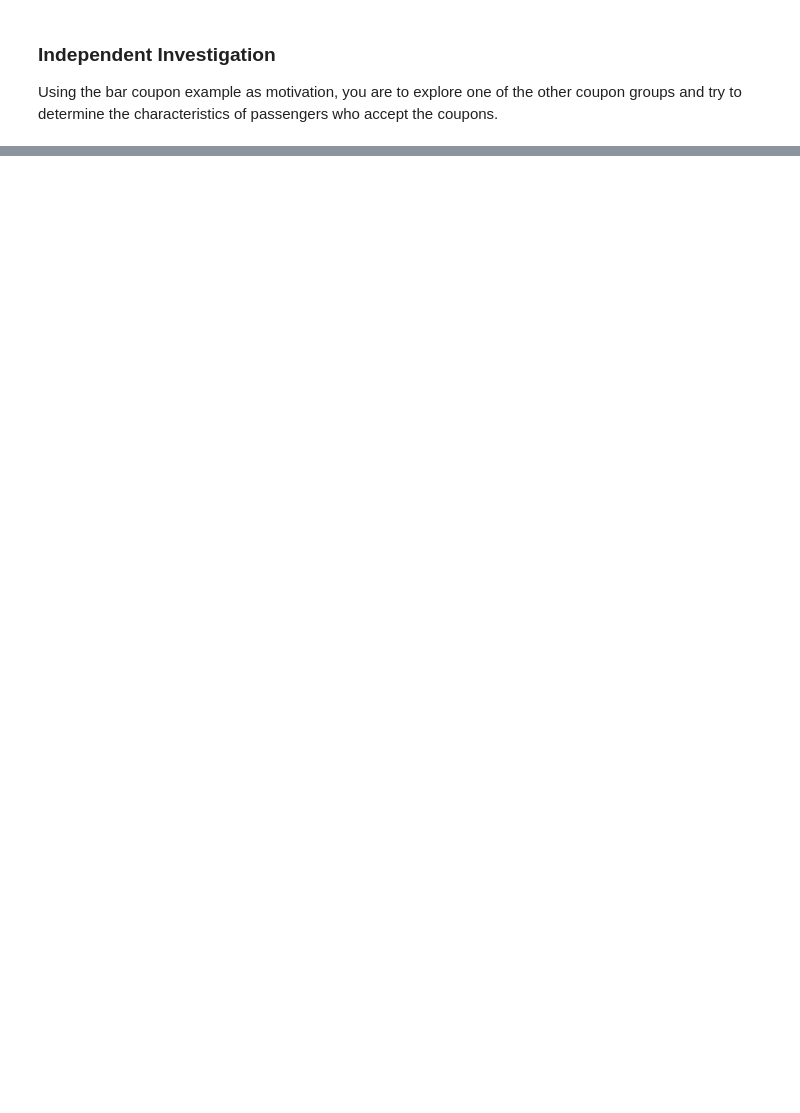
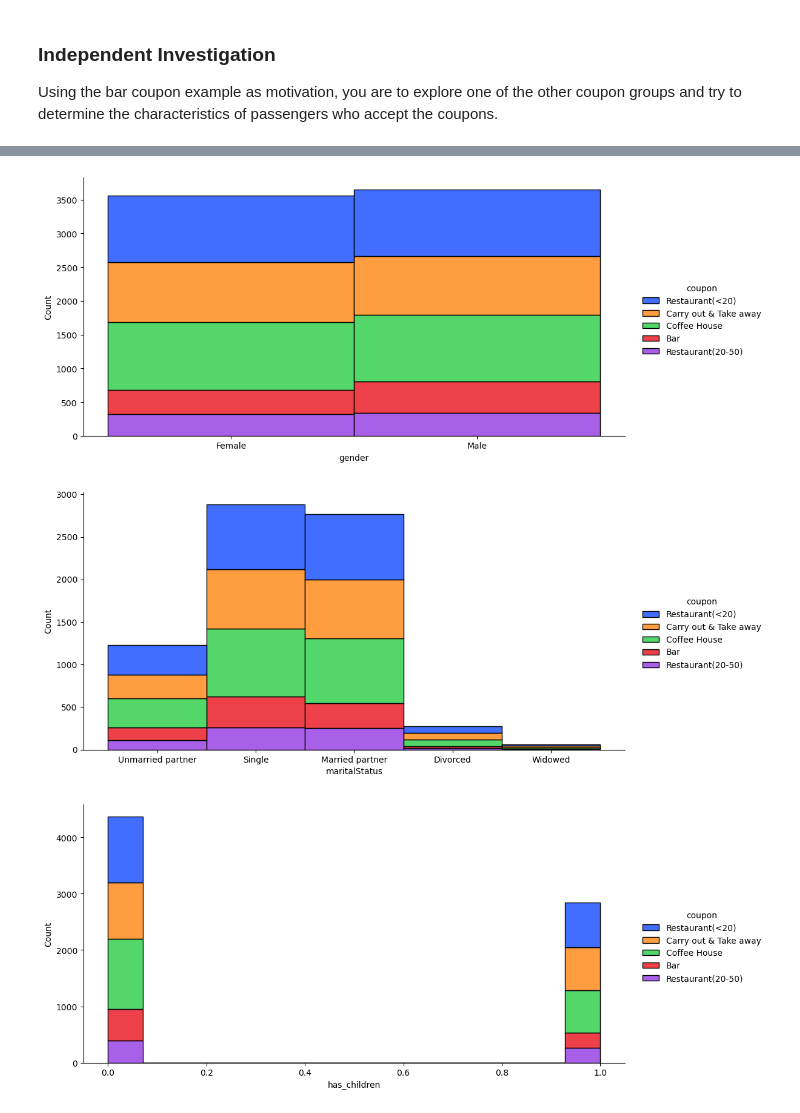
Before and after one commit to MRiDeb/Coupon, a Jupyter notebook: prompt.ipynb, the cells around one changed output, grey strips where cells are left out. Saved outputs shown, nothing was run; the diff lists cells and outputs as text; code cells hidden in the pictures; blank space fills up the shorter version.

```diff
--- a/prompt.ipynb
+++ b/prompt.ipynb
@@ -208,0 +307,11 @@ Using the bar coupon example as motivation, you are to explore one of the other
+# %%
+sns.displot(data.query('Y==1'), x='gender', hue = 'coupon', palette="bright", height=5, aspect=10/5, multiple="stack")
+plt.savefig("images/ByGender.png")
+sns.displot(data.query('Y==1'), x='maritalStatus', hue = 'coupon', palette="bright", height=5, aspect=10/5, multiple="stack")
+plt.savefig("images/BymaritalStatus.png")
+sns.displot(data.query('Y==1'), x='has_children', hue = 'coupon', palette="bright", height=5, aspect=10/5, multiple="stack")
+plt.savefig("images/Byhas_children.png")
+# %% [output]
+[figure, added]
+[figure, added]
+[figure, added]
```
Also changed, not shown: parts of 24 cells of this notebook, 16 other files.
